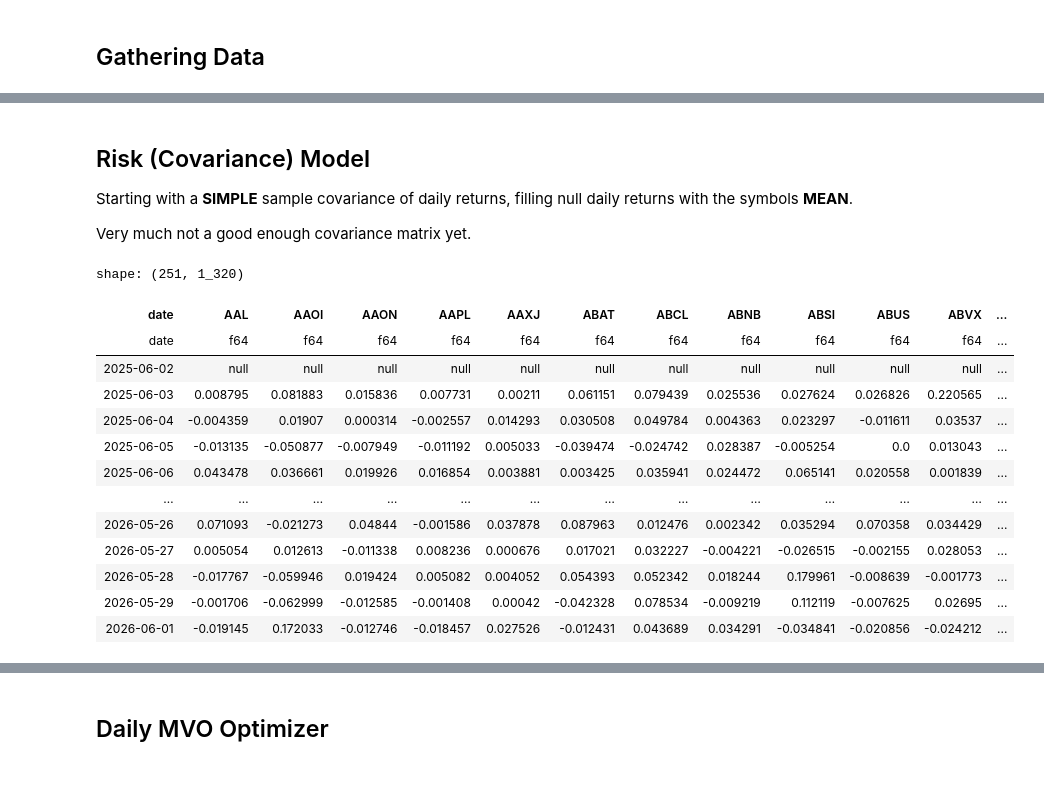
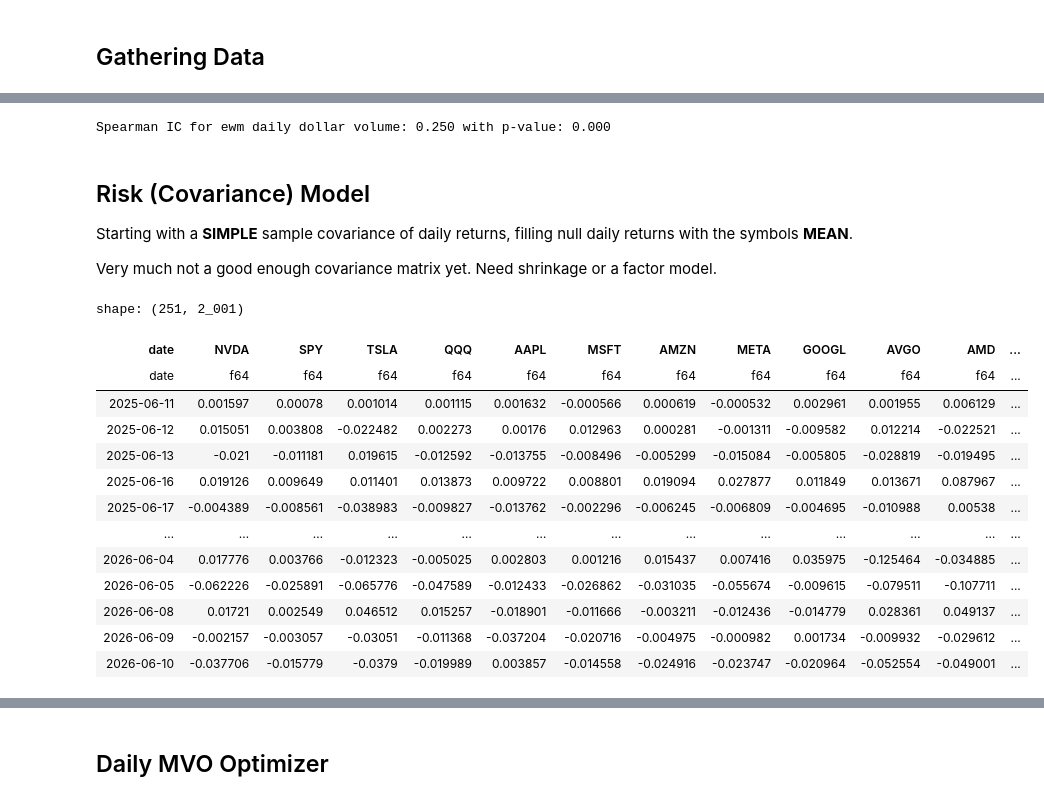
Before and after one commit to MichaelCusackNelkin/Summer_Research_2026, a Jupyter notebook: notebook_studies/optimal_portfolio.ipynb, the cells around one changed output, grey strips where cells are left out. Saved outputs shown, nothing was run; the diff lists cells and outputs as text; code cells hidden in the pictures.

Commit message:
getting optimization working on a universe from 2023-2025.

```diff
--- a/notebook_studies/optimal_portfolio.ipynb
+++ b/notebook_studies/optimal_portfolio.ipynb
@@ -17,17 +20,17 @@ import matplotlib.pyplot as plt
 load_dotenv()
 pl.enable_string_cache()
 
-CACHE_DIR = Path.cwd().resolve().parents[2] / "data" / "dbn_cache" / "generic"
+CACHE_DIR = Path.cwd().resolve().parents[0] / "data" / "dbn_cache" / "generic"
 adapter = DatabentoGenericAdapter(os.getenv("DATABENTO-API-KEY"), CACHE_DIR)
 
 print(f"CACHE_DIR: {CACHE_DIR}")
 # Clear the cache if needed
 # adapter.clear_cache()
 
-with open("../../../universe.txt", "r") as f:
+with open("../universe.txt", "r") as f:
     UNIVERSE = [line.strip() for line in f]
-START = "2025-06-02"
-END = "2026-06-02"
+START = "2025-06-11"
+END = "2026-06-11"
 DATASET = "XNAS.ITCH"
 
 # Imbalance
@@ -209,46 +233,50 @@ from scipy.stats import spearmanr
 
 ic, pval = spearmanr(X, y)
 print(f"Spearman IC for ewm daily dollar volume: {ic:,.3f} with p-value: {pval:,.3f}")
+# %% [output]
+Spearman IC for ewm daily dollar volume: 0.250 with p-value: 0.000
 # %% [markdown]
 ## Risk (Covariance) Model
 Starting with a **SIMPLE** sample covariance of daily returns, filling null daily returns with the symbols **MEAN**.
 
-Very much not a good enough covariance matrix yet.
+Very much not a good enough covariance matrix yet. Need shrinkage or a factor model.
 # %%
 daily_ret = (
     df_trades
     .select(["ts_event", "symbol", "price"])
     .with_columns(pl.col("ts_event").dt.date().alias("date"))
     .group_by(["date", "symbol"])
     .agg(
         pl.col("price").last()
     )
     .sort("date")
     .with_columns(
         pl.col("price").pct_change().over("symbol").alias("ret")
     )
     .pivot(
         on="symbol",
         on_columns=UNIVERSE,
         index="date",
         values="ret"
     )
+    .with_columns(pl.all().exclude("date").fill_null(strategy="mean"))
+    .with_columns(pl.all().exclude("date").fill_null(0.0))   # dead names (no trades all window) stay all-null after mean; zero them
 )
 
 daily_ret = daily_ret.collect(engine="streaming")
 daily_ret
 # %% [output]
-shape: (251, 1_320)
+shape: (251, 2_001)
-| date | AAL | AAOI | AAON | AAPL | AAXJ | ABAT | ABCL | ABNB | ABSI | ABUS | ABVX | ... |
+| date | NVDA | SPY | TSLA | QQQ | AAPL | MSFT | AMZN | META | GOOGL | AVGO | AMD | ... |
 | date | f64 | f64 | f64 | f64 | f64 | f64 | f64 | f64 | f64 | f64 | f64 | ... |
-| 2025-06-02 | null | null | null | null | null | null | null | null | null | null | null | ... |
-| 2025-06-03 | 0.008795 | 0.081883 | 0.015836 | 0.007731 | 0.00211 | 0.061151 | 0.079439 | 0.025536 | 0.027624 | 0.026826 | 0.220565 | ... |
-| 2025-06-04 | -0.004359 | 0.01907 | 0.000314 | -0.002557 | 0.014293 | 0.030508 | 0.049784 | 0.004363 | 0.023297 | -0.011611 | 0.03537 | ... |
-| 2025-06-05 | -0.013135 | -0.050877 | -0.007949 | -0.011192 | 0.005033 | -0.039474 | -0.024742 | 0.028387 | -0.005254 | 0.0 | 0.013043 | ... |
-| 2025-06-06 | 0.043478 | 0.036661 | 0.019926 | 0.016854 | 0.003881 | 0.003425 | 0.035941 | 0.024472 | 0.065141 | 0.020558 | 0.001839 | ... |
+| 2025-06-11 | 0.001597 | 0.00078 | 0.001014 | 0.001115 | 0.001632 | -0.000566 | 0.000619 | -0.000532 | 0.002961 | 0.001955 | 0.006129 | ... |
+| 2025-06-12 | 0.015051 | 0.003808 | -0.022482 | 0.002273 | 0.00176 | 0.012963 | 0.000281 | -0.001311 | -0.009582 | 0.012214 | -0.022521 | ... |
+| 2025-06-13 | -0.021 | -0.011181 | 0.019615 | -0.012592 | -0.013755 | -0.008496 | -0.005299 | -0.015084 | -0.005805 | -0.028819 | -0.019495 | ... |
+| 2025-06-16 | 0.019126 | 0.009649 | 0.011401 | 0.013873 | 0.009722 | 0.008801 | 0.019094 | 0.027877 | 0.011849 | 0.013671 | 0.087967 | ... |
+| 2025-06-17 | -0.004389 | -0.008561 | -0.038983 | -0.009827 | -0.013762 | -0.002296 | -0.006245 | -0.006809 | -0.004695 | -0.010988 | 0.00538 | ... |
 | … | … | … | … | … | … | … | … | … | … | … | … | ... |
-| 2026-05-26 | 0.071093 | -0.021273 | 0.04844 | -0.001586 | 0.037878 | 0.087963 | 0.012476 | 0.002342 | 0.035294 | 0.070358 | 0.034429 | ... |
-| 2026-05-27 | 0.005054 | 0.012613 | -0.011338 | 0.008236 | 0.000676 | 0.017021 | 0.032227 | -0.004221 | -0.026515 | -0.002155 | 0.028053 | ... |
-| 2026-05-28 | -0.017767 | -0.059946 | 0.019424 | 0.005082 | 0.004052 | 0.054393 | 0.052342 | 0.018244 | 0.179961 | -0.008639 | -0.001773 | ... |
-| 2026-05-29 | -0.001706 | -0.062999 | -0.012585 | -0.001408 | 0.00042 | -0.042328 | 0.078534 | -0.009219 | 0.112119 | -0.007625 | 0.02695 | ... |
-| 2026-06-01 | -0.019145 | 0.172033 | -0.012746 | -0.018457 | 0.027526 | -0.012431 | 0.043689 | 0.034291 | -0.034841 | -0.020856 | -0.024212 | ... |
+| 2026-06-04 | 0.017776 | 0.003766 | -0.012323 | -0.005025 | 0.002803 | 0.001216 | 0.015437 | 0.007416 | 0.035975 | -0.125464 | -0.034885 | ... |
+| 2026-06-05 | -0.062226 | -0.025891 | -0.065776 | -0.047589 | -0.012433 | -0.026862 | -0.031035 | -0.055674 | -0.009615 | -0.079511 | -0.107711 | ... |
+| 2026-06-08 | 0.01721 | 0.002549 | 0.046512 | 0.015257 | -0.018901 | -0.011666 | -0.003211 | -0.012436 | -0.014779 | 0.028361 | 0.049137 | ... |
+| 2026-06-09 | -0.002157 | -0.003057 | -0.03051 | -0.011368 | -0.037204 | -0.020716 | -0.004975 | -0.000982 | 0.001734 | -0.009932 | -0.029612 | ... |
+| 2026-06-10 | -0.037706 | -0.015779 | -0.0379 | -0.019989 | 0.003857 | -0.014558 | -0.024916 | -0.023747 | -0.020964 | -0.052554 | -0.049001 | ... |
```
Also changed, not shown: parts of 18 cells of this notebook, 1 other file.
